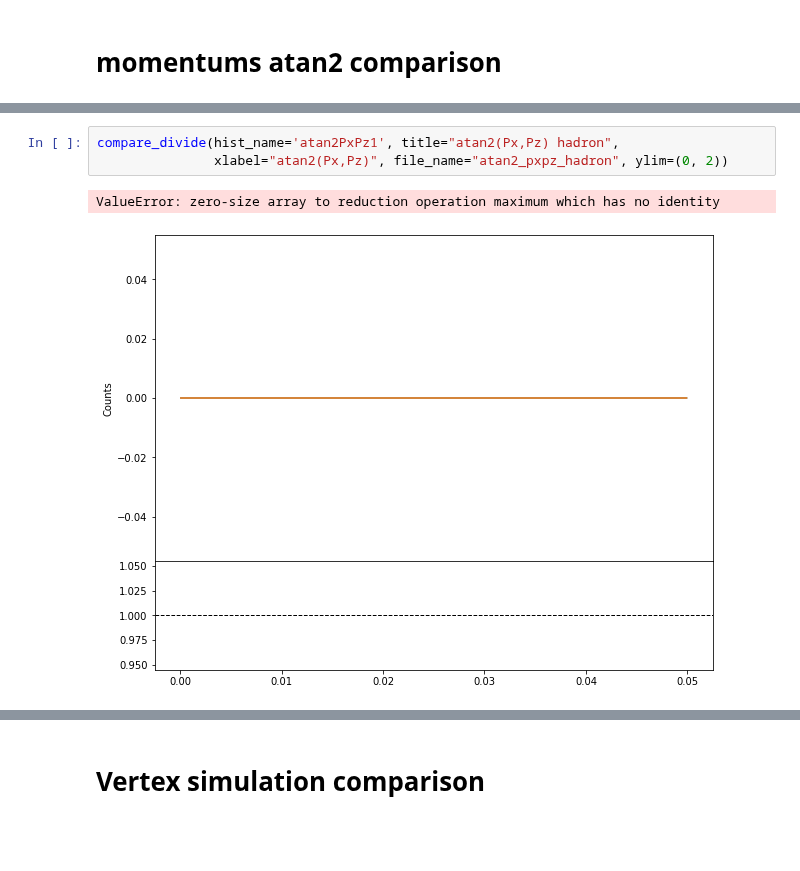
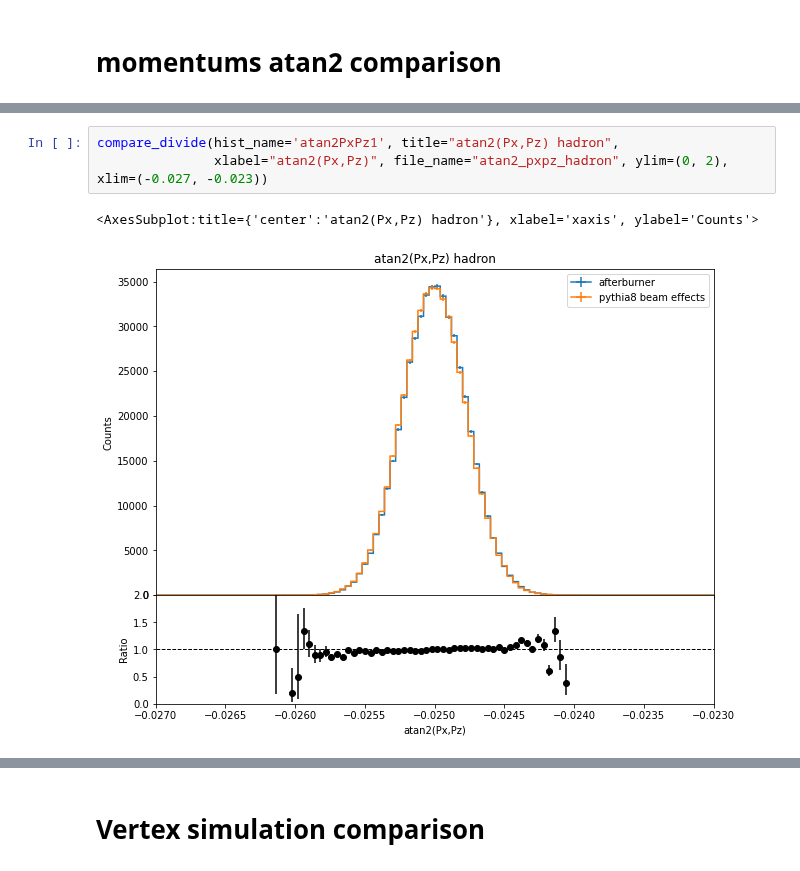
Before and after one commit to eic/afterburner, a Jupyter notebook: python/comparison.ipynb, the cells around one changed output, grey strips where cells are left out. Drawn from its saved outputs; the diff is of its cells as text; blank space fills up the shorter version.

```diff
--- a/python/comparison.ipynb
+++ b/python/comparison.ipynb
@@ -215,8 +197,8 @@ compare_before_after_pythia_1d('atan2PxPz1', 'atan2(PxPz) hadron', 'atan2(PxPz)'
 # %%
 compare_divide(hist_name='atan2PxPz1', title="atan2(Px,Pz) hadron",
-               xlabel="atan2(Px,Pz)", file_name="atan2_pxpz_hadron", ylim=(0, 2))
+               xlabel="atan2(Px,Pz)", file_name="atan2_pxpz_hadron", ylim=(0, 2), xlim=(-0.027, -0.023))
 # %% [output]
-ValueError: zero-size array to reduction operation maximum which has no identity
+<AxesSubplot:title={'center':'atan2(Px,Pz) hadron'}, xlabel='xaxis', ylabel='Counts'>
-[figure, old version]
+[figure, new version]
 # %%
 compare_before_after_pythia_1d('atan2PyPz1', 'atan2(PyPz) hadron', 'atan2(PxPz)', '')
```
Also changed, not shown: parts of 17 cells of this notebook, 7 other files.
